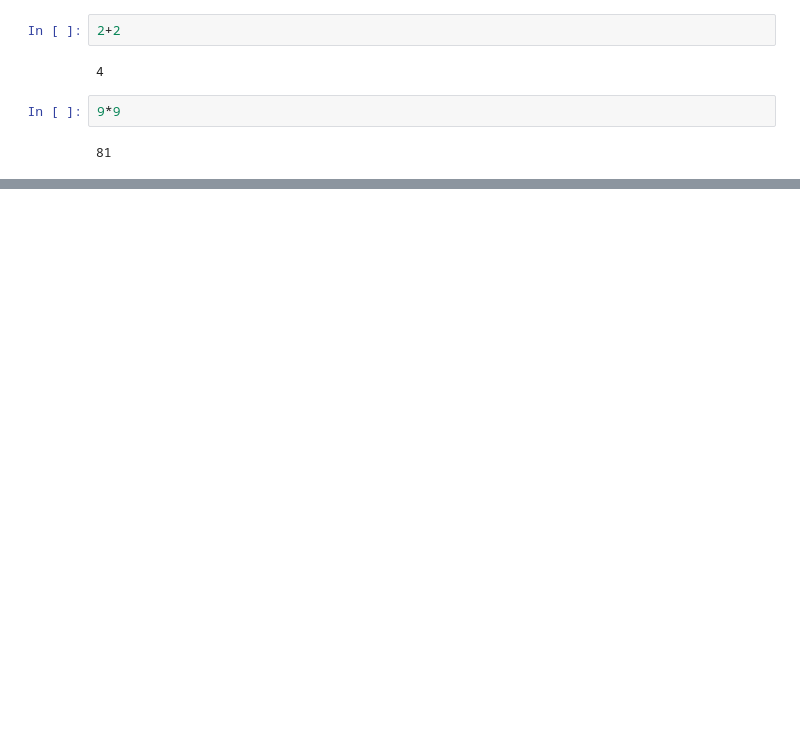
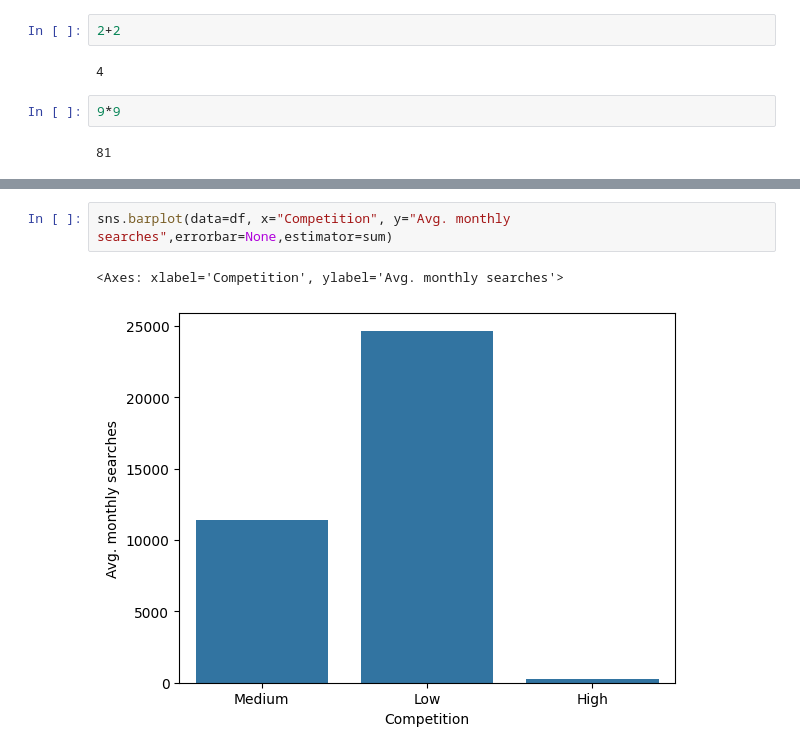
Before and after one commit to mgomora/myfirstrepo, a Jupyter notebook: archivo_de_prueba.ipynb, the cells around one changed output, grey strips where cells are left out. Saved outputs shown, nothing was run; the diff lists cells and outputs as text; blank space fills up the shorter version.

```diff
--- a/archivo_de_prueba.ipynb
+++ b/archivo_de_prueba.ipynb
@@ -15,0 +87,5 @@ FileNotFoundError: [Errno 2] No such file or directory: 'datos_google_ads.csv'
+# %%
+sns.barplot(data=df, x="Competition", y="Avg. monthly searches",errorbar=None,estimator=sum)
+# %% [output]
+<Axes: xlabel='Competition', ylabel='Avg. monthly searches'>
+[figure, added]
```
Also changed, not shown: parts of 16 cells of this notebook.
